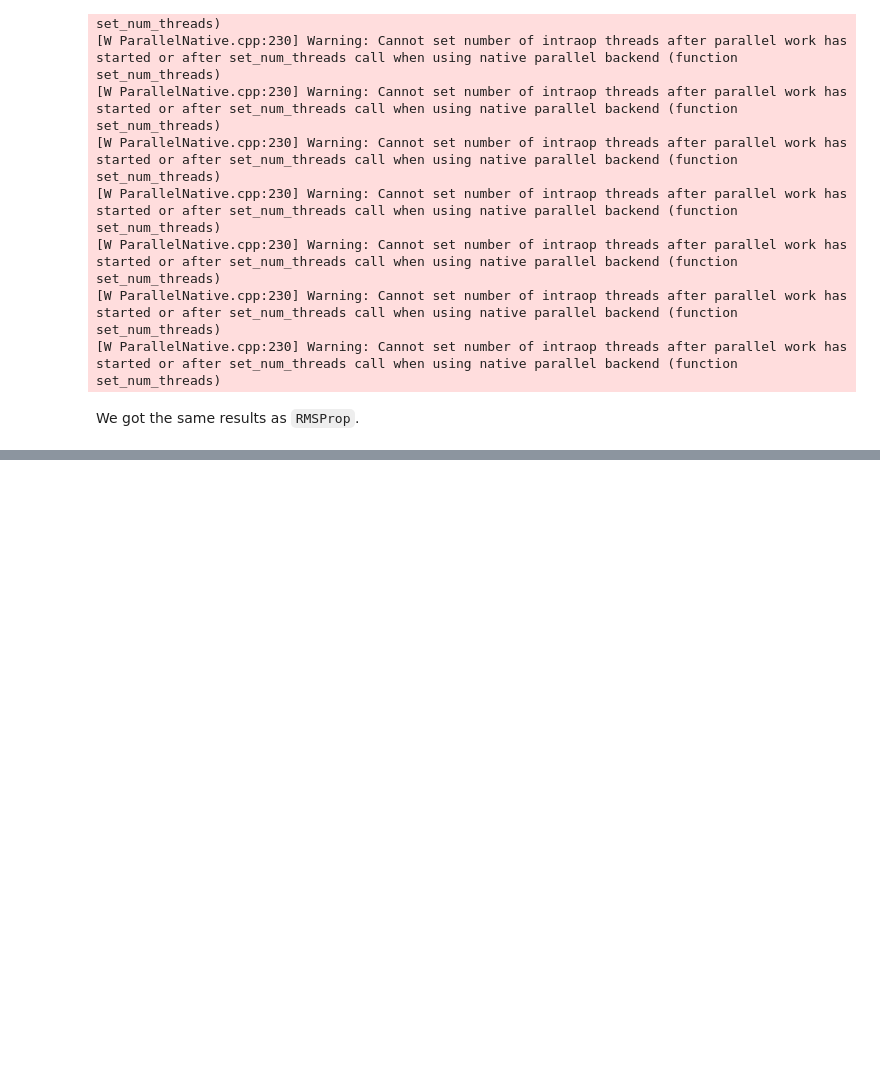
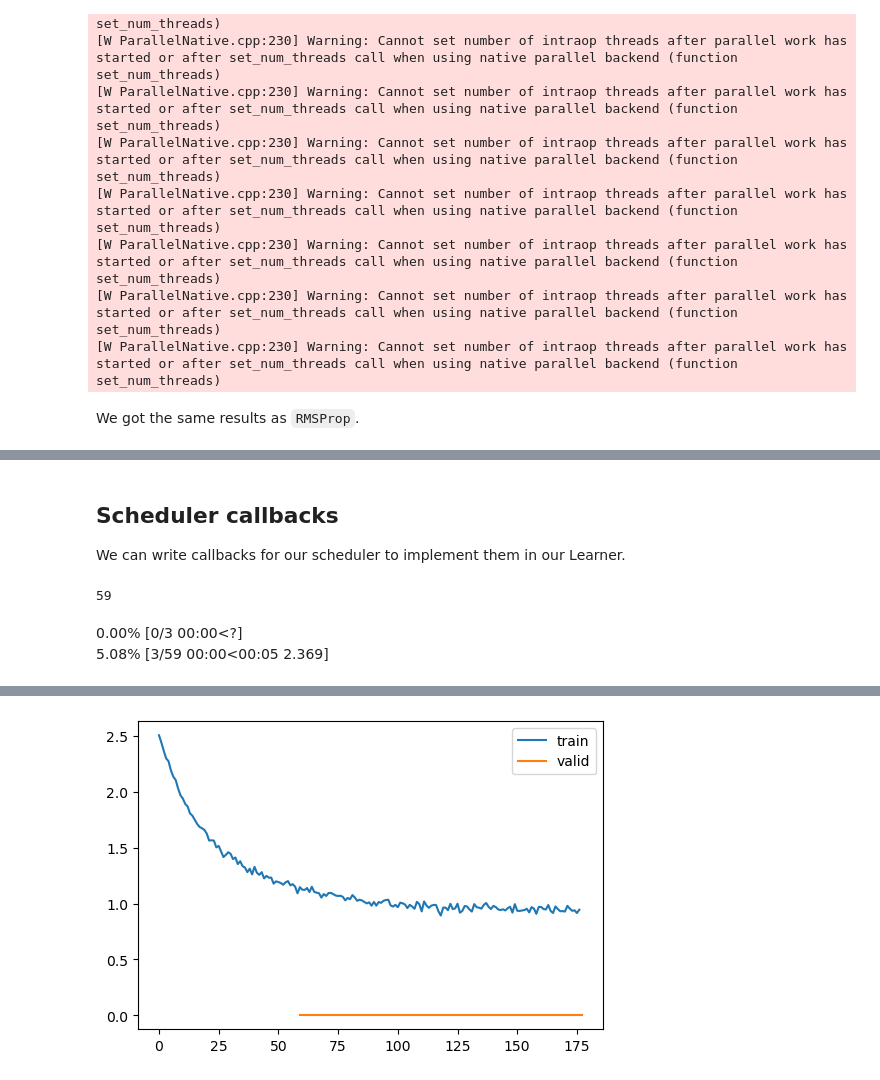
Before and after one commit to 0xSingletOnly/pdlfc, a Jupyter notebook: 12_accel_sgd.ipynb, the cells around one changed output, grey strips where cells are left out. Saved outputs shown, nothing was run; the diff lists cells and outputs as text; code cells hidden in the pictures; blank space fills up the shorter version.

```diff
--- a/12_accel_sgd.ipynb
+++ b/12_accel_sgd.ipynb
@@ -352,0 +552,3 @@ We got the same results as `RMSProp`.
+# %% [markdown]
+## Scheduler callbacks
+We can write callbacks for our scheduler to implement them in our Learner.
@@ -352,0 +562,4 @@ We got the same results as `RMSProp`.
+# %%
+#|export
+class BatchSchedCB(BaseSchedCB):
+    def after_batch(self, learn): self._step(learn)
@@ -352,0 +571,37 @@ We got the same results as `RMSProp`.
+# %%
+#|export
+class RecorderCB(Callback):
+    def __init__(self, **d): self.d = d
+    def before_fit(self, learn):
+        self.recs = {k:[] for k in self.d}
+        self.pg = learn.opt.param_groups[0]
+
+    def after_batch(self, learn):
+        if not learn.training: return
+        for k,v in self.d.items():
+            self.recs[k].append(v(self))
+
+    def plot(self):
+        for k,v in self.recs.items():
+            plt.plot(v, label=k)
+            plt.legend()
+            plt.show()
+# %%
+def _lr(cb): return cb.pg['lr']
+# %%
+len(dls.train)
+# %% [output]
+59
+# %%
+tmax = 3 * len(dls.train) # 3 epochs
+sched = partial(lr_scheduler.CosineAnnealingLR, T_max=tmax)
+# %%
+set_seed(42)
+model = get_model(act_gr, norm=nn.BatchNorm2d).apply(iw)
+rec = RecorderCB(lr=_lr)
+xtra = [BatchSchedCB(sched), rec]
+learn = TrainLearner(model, dls, F.cross_entropy, lr=2e-2, cbs=cbs+xtra)
+learn.fit(3)
+# %% [output]
+0.00% [0/3 00:00<?]
+5.08% [3/59 00:00<00:05 2.369]
@@ -352,0 +616 @@ We got the same results as `RMSProp`.
+[figure, added]
```
Also changed, not shown: parts of 43 cells of this notebook.
